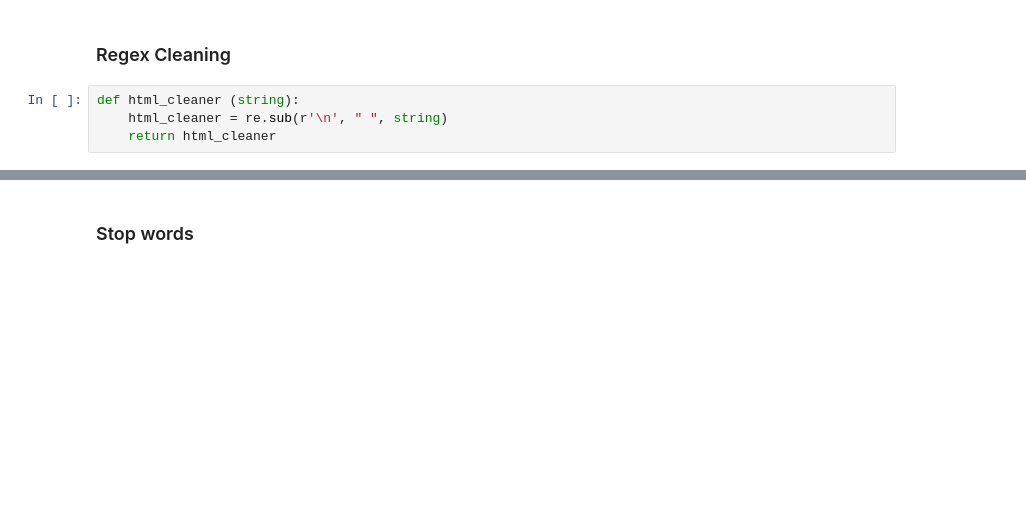
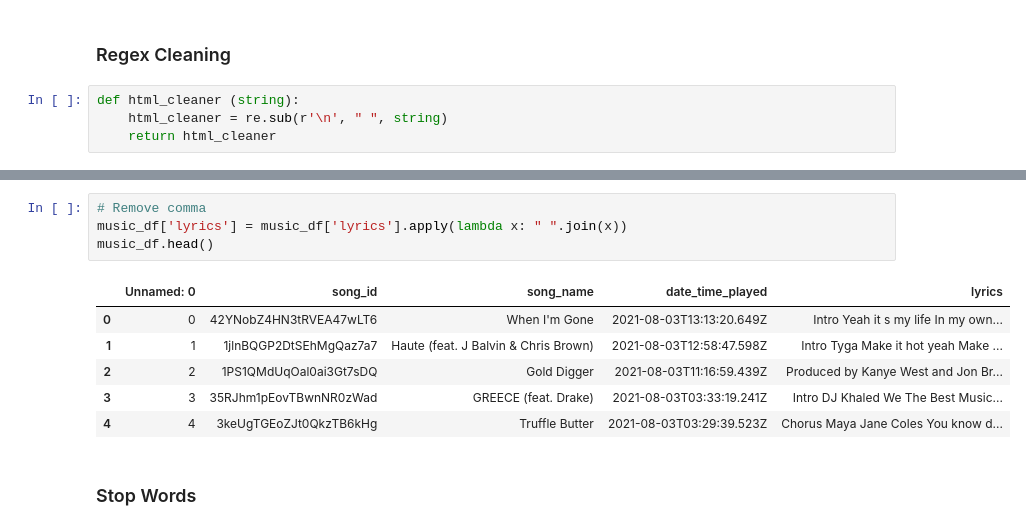
Before and after one commit to poboisvert/AirflowETL, a Jupyter notebook: lyrics_analysis_notebook/Sentiment-analysis-lyrics.ipynb, the cells around one changed output, grey strips where cells are left out. Saved outputs shown, nothing was run; the diff lists cells and outputs as text; blank space fills up the shorter version.

```diff
--- a/lyrics_analysis_notebook/Sentiment-analysis-lyrics.ipynb
+++ b/lyrics_analysis_notebook/Sentiment-analysis-lyrics.ipynb
@@ -47,3 +85,14 @@ music_df.head()
+# %%
+# Remove comma
+music_df['lyrics'] = music_df['lyrics'].apply(lambda x: " ".join(x))
+music_df.head()
+# %% [output]
+|  | Unnamed: 0 | song_id | song_name | date_time_played | lyrics |
+| 0 | 0 | 42YNobZ4HN3tRVEA47wLT6 | When I'm Gone | 2021-08-03T13:13:20.649Z | Intro Yeah it s my life In my own... |
+| 1 | 1 | 1jlnBQGP2DtSEhMgQaz7a7 | Haute (feat. J Balvin & Chris Brown) | 2021-08-03T12:58:47.598Z | Intro Tyga Make it hot yeah Make ... |
+| 2 | 2 | 1PS1QMdUqOal0ai3Gt7sDQ | Gold Digger | 2021-08-03T11:16:59.439Z | Produced by Kanye West and Jon Br... |
+| 3 | 3 | 35RJhm1pEovTBwnNR0zWad | GREECE (feat. Drake) | 2021-08-03T03:33:19.241Z | Intro DJ Khaled We The Best Music... |
+| 4 | 4 | 3keUgTGEoZJt0QkzTB6kHg | Truffle Butter | 2021-08-03T03:29:39.523Z | Chorus Maya Jane Coles You know d... |
 # %% [markdown]
-### Stop words
+### Stop Words
 # %%
```
Also changed, not shown: parts of 23 cells of this notebook, 8 other files.
